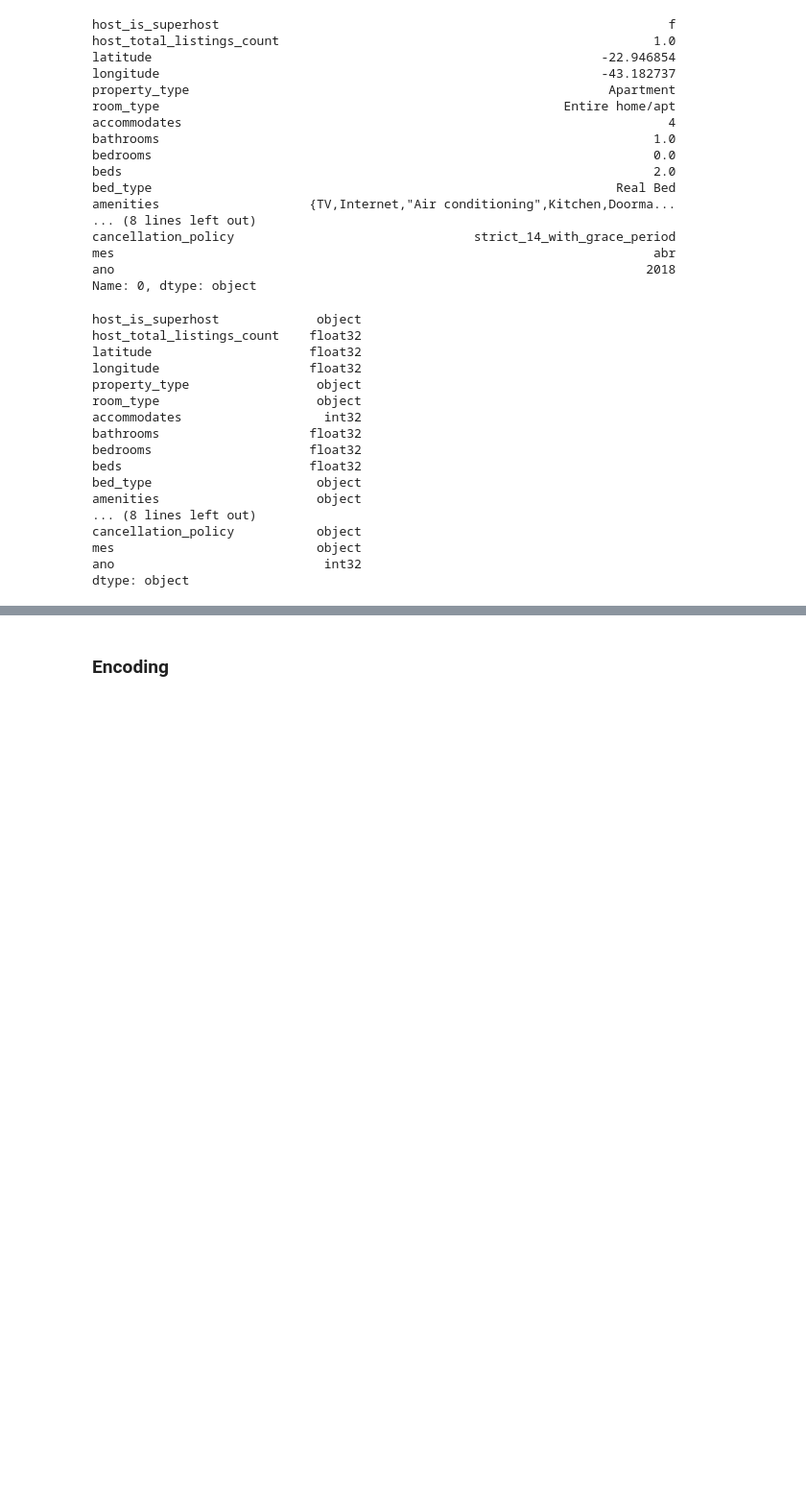
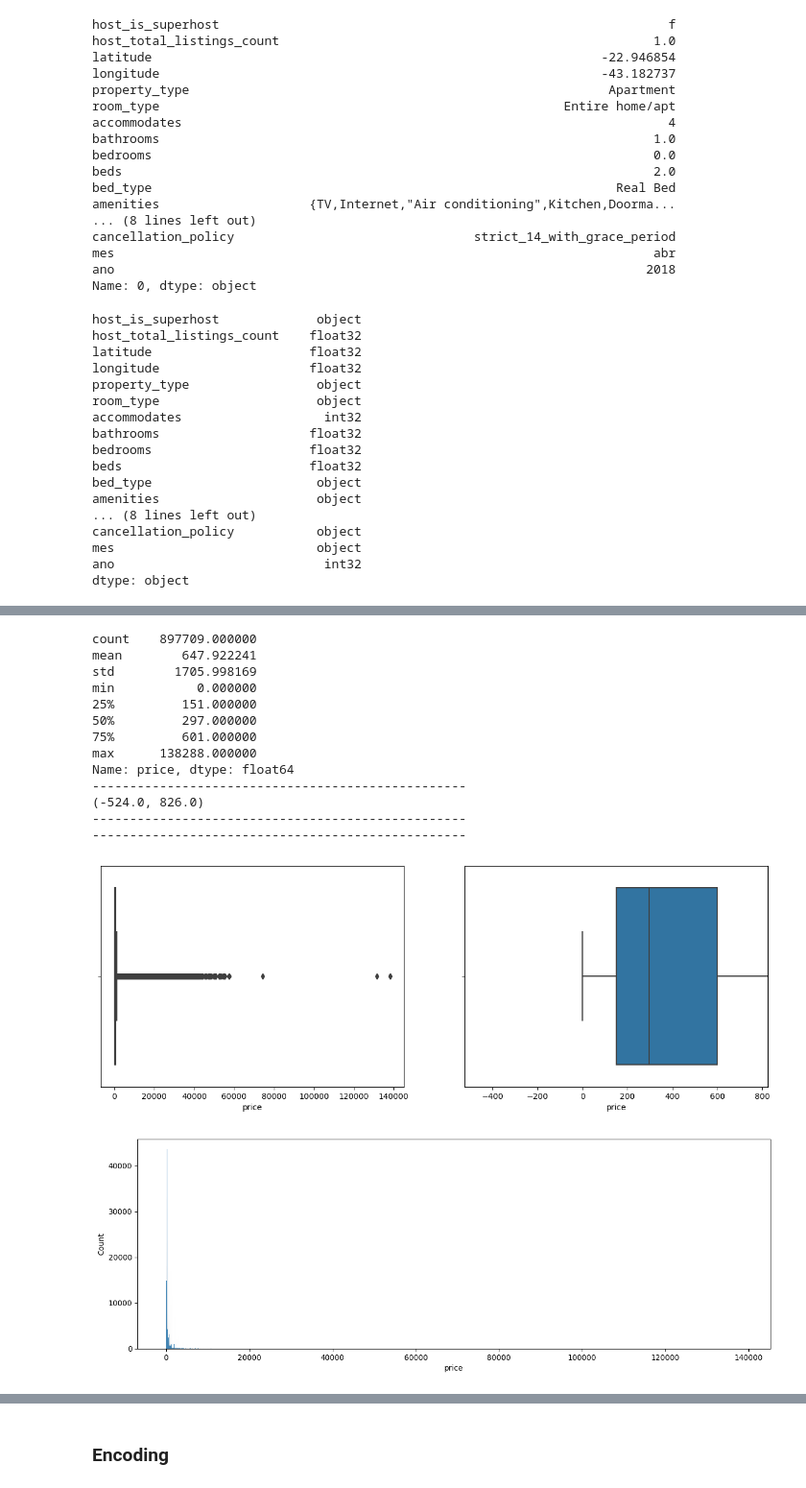
Before and after one commit to NicoArth-17/Airbnb, a Jupyter notebook: Arquivos/desafio.ipynb, the cells around one changed output, grey strips where cells are left out. Shown: that part at 96% size. Drawn from its saved outputs; the diff is of its cells as text; code cells hidden in the pictures; blank space fills up the shorter version.

```diff
--- a/Arquivos/desafio.ipynb
+++ b/Arquivos/desafio.ipynb
@@ -247,0 +271,60 @@ dtype: object
+# %%
+# Criando função para calcular outliers
+def limites_outlier(coluna):
+    q1 = coluna.quantile(0.25)
+    q3 = coluna.quantile(0.75)
+    # .qualitle -> calculo do quantil dos dados a partir do arg específicado
+
+    amplitude = q3 - q1
+
+    limite_inferior = q1 - 1.5 * amplitude
+    limite_superior = q1 + 1.5 * amplitude
+
+    return limite_inferior, limite_superior
+
+# Criando Função para criar gráficos
+def diagrama_grafic(coluna):
+    fig, (ax1, ax2) = plt.subplots(1, 2)
+    # figura, (eixo_grafico1, eixo_grafico2)
+
+    # configurando tamanho
+    fig.set_size_inches(15, 5)
+
+    # gráfico 1
+    sns.boxplot(x=coluna, ax=ax1) # x=informação base do gráfico, ax=eixo
+
+    # gráfico 2
+    ax2.set_xlim(limites_outlier(coluna)) # configurando eixo 2
+    sns.boxplot(x=coluna, ax=ax2)
+
+def histogramam_grafic(coluna):
+    plt.figure(figsize=(15, 5))
+    sns.histplot(data = dados_df, x=coluna, element='bars')
+# %%
+print(dados_df['price'].describe())
+
+print(50*'-')
+
+print(limites_outlier(dados_df['price']))
+
+print(50*'-')
+
+diagrama_grafic(dados_df['price'])
+
+histogramam_grafic(dados_df['price'])
+# %% [output]
+count    897709.000000
+mean        647.922241
+std        1705.998169
+min           0.000000
+25%         151.000000
+50%         297.000000
+75%         601.000000
+max      138288.000000
+Name: price, dtype: float64
+--------------------------------------------------
+(-524.0, 826.0)
+--------------------------------------------------
+--------------------------------------------------
+[figure, added]
+[figure, added]
```
Also changed, not shown: parts of 6 cells of this notebook.
